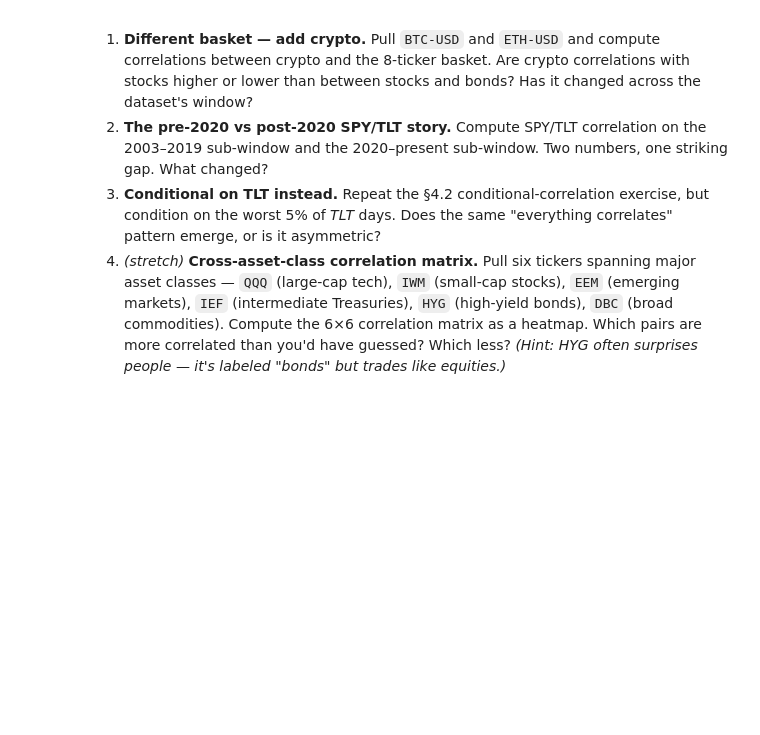
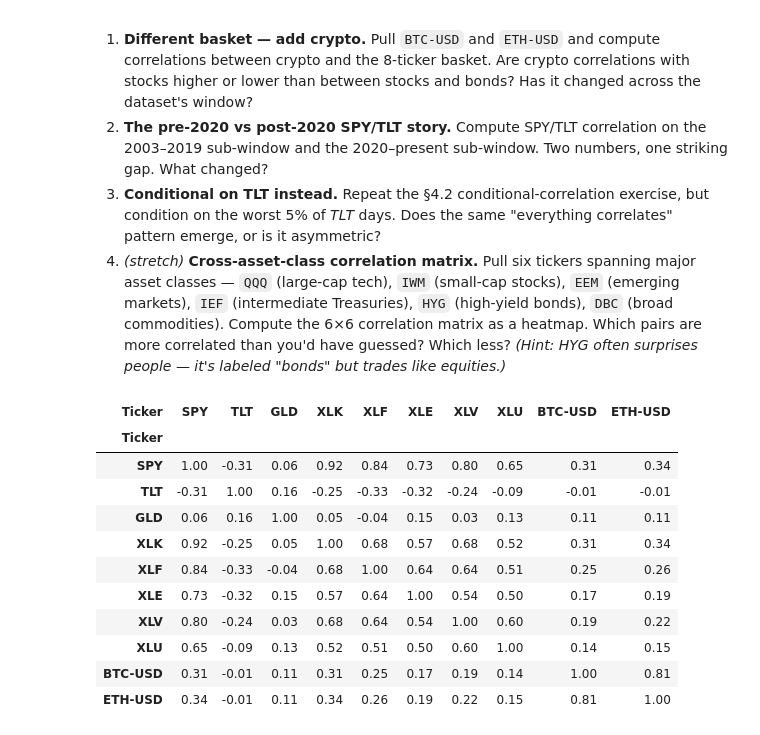
Before and after one commit to MichaelHelmers/quantitative-analysis, a Jupyter notebook: 03-correlation/lesson.ipynb, the cells around one changed output. Saved outputs shown, nothing was run; the diff lists cells and outputs as text; code cells hidden in the pictures; blank space fills up the shorter version.

```diff
--- a/03-correlation/lesson.ipynb
+++ b/03-correlation/lesson.ipynb
@@ -617,3 +617,31 @@ Try these in fresh cells below. Copy any code cell above as a starting point.
 2. **The pre-2020 vs post-2020 SPY/TLT story.** Compute SPY/TLT correlation on the 2003–2019 sub-window and the 2020–present sub-window. Two numbers, one striking gap. What changed?
 3. **Conditional on TLT instead.** Repeat the §4.2 conditional-correlation exercise, but condition on the worst 5% of *TLT* days. Does the same "everything correlates" pattern emerge, or is it asymmetric?
 4. *(stretch)* **Cross-asset-class correlation matrix.** Pull six tickers spanning major asset classes — `QQQ` (large-cap tech), `IWM` (small-cap stocks), `EEM` (emerging markets), `IEF` (intermediate Treasuries), `HYG` (high-yield bonds), `DBC` (broad commodities). Compute the 6×6 correlation matrix as a heatmap. Which pairs are more correlated than you'd have guessed? Which less? *(Hint: HYG often surprises people — it's labeled "bonds" but trades like equities.)*
+# %%
+from IPython.display import display
+
+crypto_tickers = ["BTC-USD", "ETH-USD"]
+crypto_data = yf.download(crypto_tickers, period="20y", progress=False)
+crypto_prices = crypto_data["Close"][crypto_tickers]
+crypto_log_returns = np.log(crypto_prices / crypto_prices.shift(1)).dropna()
+
+corr_matrix_with_crypto = log_returns.join(crypto_log_returns).corr()
+
+display(
+    corr_matrix_with_crypto.style
+        .background_gradient(cmap="RdYlBu_r", vmin=-1, vmax=1)
+        .format("{:.2f}")
+)
+# %% [output]
+| Ticker | SPY | TLT | GLD | XLK | XLF | XLE | XLV | XLU | BTC-USD | ETH-USD |
+| Ticker |  |  |  |  |  |  |  |  |  |  |
+| SPY | 1.00 | -0.31 | 0.06 | 0.92 | 0.84 | 0.73 | 0.80 | 0.65 | 0.31 | 0.34 |
+| TLT | -0.31 | 1.00 | 0.16 | -0.25 | -0.33 | -0.32 | -0.24 | -0.09 | -0.01 | -0.01 |
+| GLD | 0.06 | 0.16 | 1.00 | 0.05 | -0.04 | 0.15 | 0.03 | 0.13 | 0.11 | 0.11 |
+| XLK | 0.92 | -0.25 | 0.05 | 1.00 | 0.68 | 0.57 | 0.68 | 0.52 | 0.31 | 0.34 |
+| XLF | 0.84 | -0.33 | -0.04 | 0.68 | 1.00 | 0.64 | 0.64 | 0.51 | 0.25 | 0.26 |
+| XLE | 0.73 | -0.32 | 0.15 | 0.57 | 0.64 | 1.00 | 0.54 | 0.50 | 0.17 | 0.19 |
+| XLV | 0.80 | -0.24 | 0.03 | 0.68 | 0.64 | 0.54 | 1.00 | 0.60 | 0.19 | 0.22 |
+| XLU | 0.65 | -0.09 | 0.13 | 0.52 | 0.51 | 0.50 | 0.60 | 1.00 | 0.14 | 0.15 |
+| BTC-USD | 0.31 | -0.01 | 0.11 | 0.31 | 0.25 | 0.17 | 0.19 | 0.14 | 1.00 | 0.81 |
+| ETH-USD | 0.34 | -0.01 | 0.11 | 0.34 | 0.26 | 0.19 | 0.22 | 0.15 | 0.81 | 1.00 |
```
Also changed, not shown: parts of 13 cells of this notebook.
